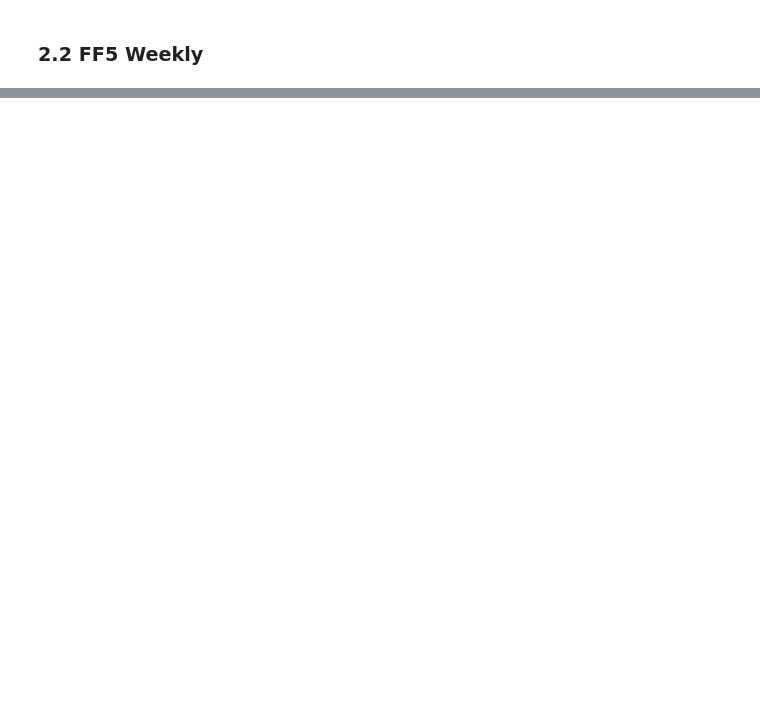
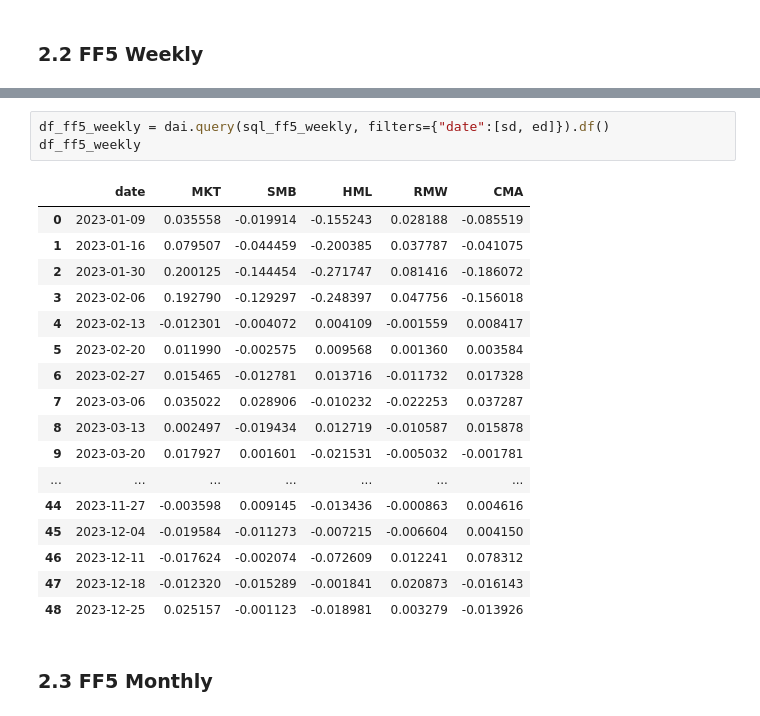
Before and after one commit to zhangfan9607243/BigQuant_Resources_Collection, a Jupyter notebook: BigQuant_Resources_Collection/Factors_Collection/FF_Factors/FF5_Factors/FF5_Factors.ipynb, the cells around one changed output, grey strips where cells are left out. Saved outputs shown, nothing was run; the diff lists cells and outputs as text; blank space fills up the shorter version.

```diff
--- a/BigQuant_Resources_Collection/Factors_Collection/FF_Factors/FF5_Factors/FF5_Factors.ipynb
+++ b/BigQuant_Resources_Collection/Factors_Collection/FF_Factors/FF5_Factors/FF5_Factors.ipynb
@@ -227,0 +343,23 @@ df_ff5_daily
+# %%
+df_ff5_weekly = dai.query(sql_ff5_weekly, filters={"date":[sd, ed]}).df()
+df_ff5_weekly
+# %% [output]
+|  | date | MKT | SMB | HML | RMW | CMA |
+| 0 | 2023-01-09 | 0.035558 | -0.019914 | -0.155243 | 0.028188 | -0.085519 |
+| 1 | 2023-01-16 | 0.079507 | -0.044459 | -0.200385 | 0.037787 | -0.041075 |
+| 2 | 2023-01-30 | 0.200125 | -0.144454 | -0.271747 | 0.081416 | -0.186072 |
+| 3 | 2023-02-06 | 0.192790 | -0.129297 | -0.248397 | 0.047756 | -0.156018 |
+| 4 | 2023-02-13 | -0.012301 | -0.004072 | 0.004109 | -0.001559 | 0.008417 |
+| 5 | 2023-02-20 | 0.011990 | -0.002575 | 0.009568 | 0.001360 | 0.003584 |
+| 6 | 2023-02-27 | 0.015465 | -0.012781 | 0.013716 | -0.011732 | 0.017328 |
+| 7 | 2023-03-06 | 0.035022 | 0.028906 | -0.010232 | -0.022253 | 0.037287 |
+| 8 | 2023-03-13 | 0.002497 | -0.019434 | 0.012719 | -0.010587 | 0.015878 |
+| 9 | 2023-03-20 | 0.017927 | 0.001601 | -0.021531 | -0.005032 | -0.001781 |
+| ... | ... | ... | ... | ... | ... | ... |
+| 44 | 2023-11-27 | -0.003598 | 0.009145 | -0.013436 | -0.000863 | 0.004616 |
+| 45 | 2023-12-04 | -0.019584 | -0.011273 | -0.007215 | -0.006604 | 0.004150 |
+| 46 | 2023-12-11 | -0.017624 | -0.002074 | -0.072609 | 0.012241 | 0.078312 |
+| 47 | 2023-12-18 | -0.012320 | -0.015289 | -0.001841 | 0.020873 | -0.016143 |
+| 48 | 2023-12-25 | 0.025157 | -0.001123 | -0.018981 | 0.003279 | -0.013926 |
+# %% [markdown]
+### 2.3 FF5 Monthly
```
Also changed, not shown: parts of 8 cells of this notebook, 1 other file.
